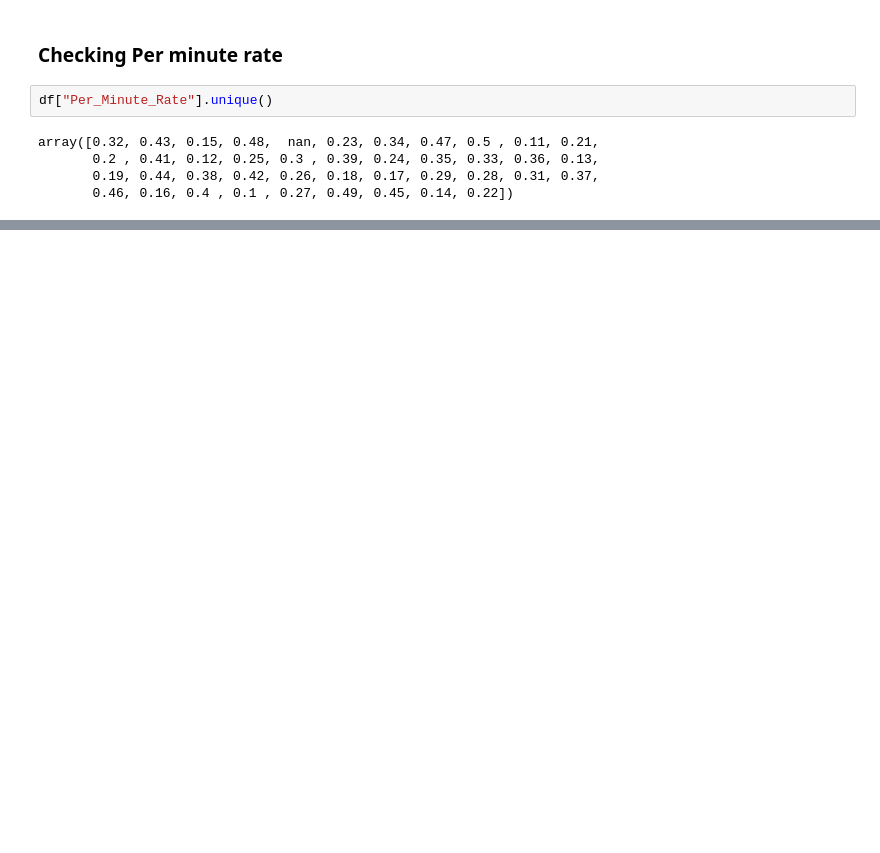
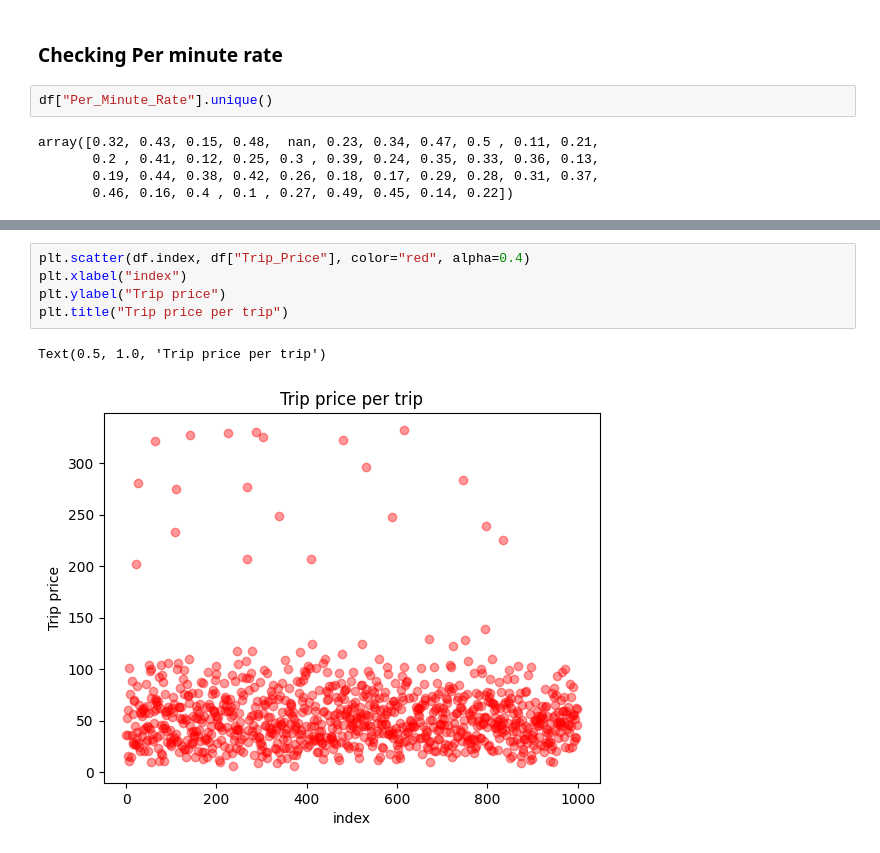
Before and after one commit to linuslarsson03/taxi-prediction-fullstack-linus, a Jupyter notebook: taxipred/src/taxipred/model_development/eda.ipynb, the cells around one changed output, grey strips where cells are left out. Saved outputs shown, nothing was run; the diff lists cells and outputs as text; blank space fills up the shorter version.

```diff
--- a/taxipred/src/taxipred/model_development/eda.ipynb
+++ b/taxipred/src/taxipred/model_development/eda.ipynb
@@ -536,0 +685,8 @@ Name: Per_Km_Rate, dtype: float64
+# %%
+plt.scatter(df.index, df["Trip_Price"], color="red", alpha=0.4)
+plt.xlabel("index")
+plt.ylabel("Trip price")
+plt.title("Trip price per trip")
+# %% [output]
+Text(0.5, 1.0, 'Trip price per trip')
+[figure, added]
```
Also changed, not shown: parts of 21 cells of this notebook.
